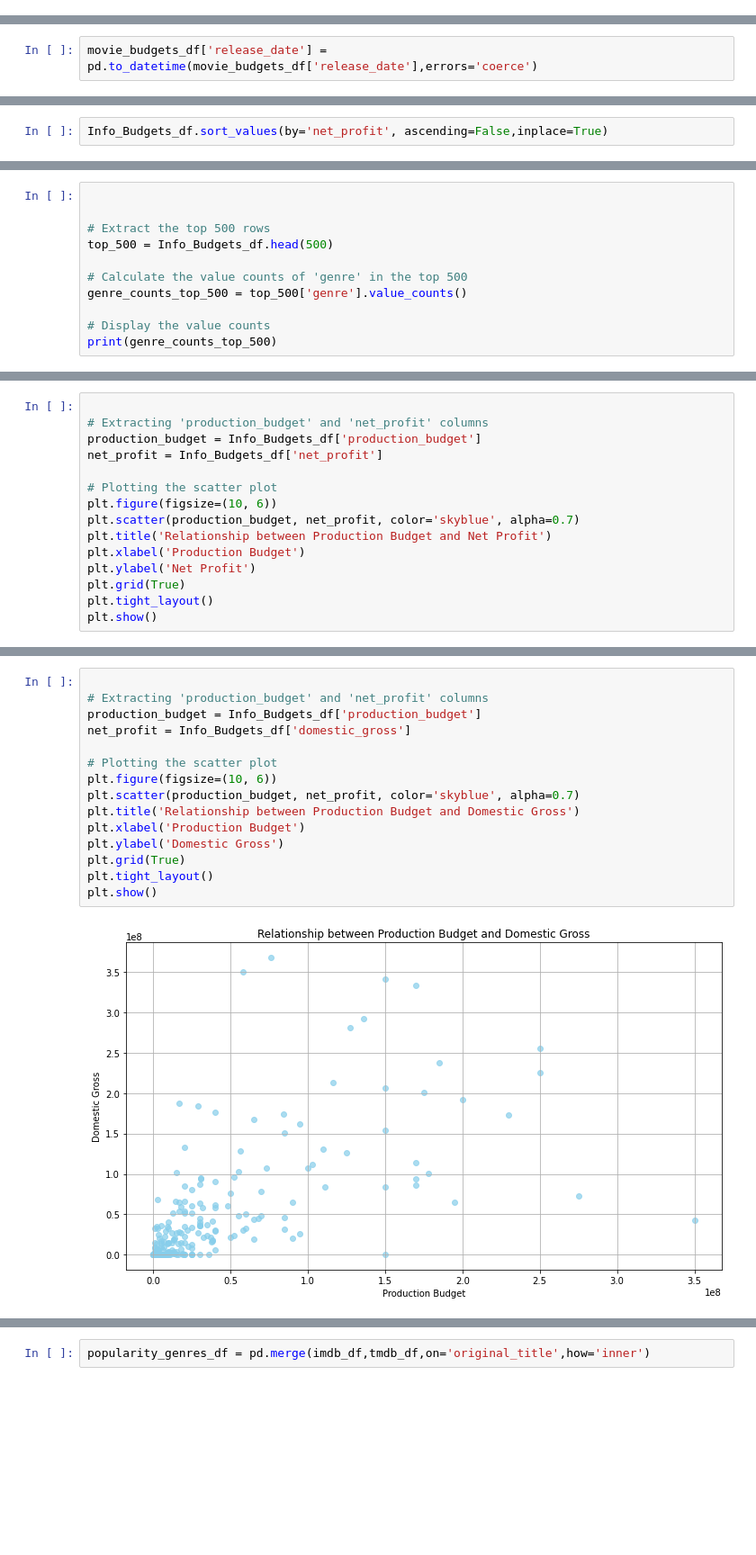
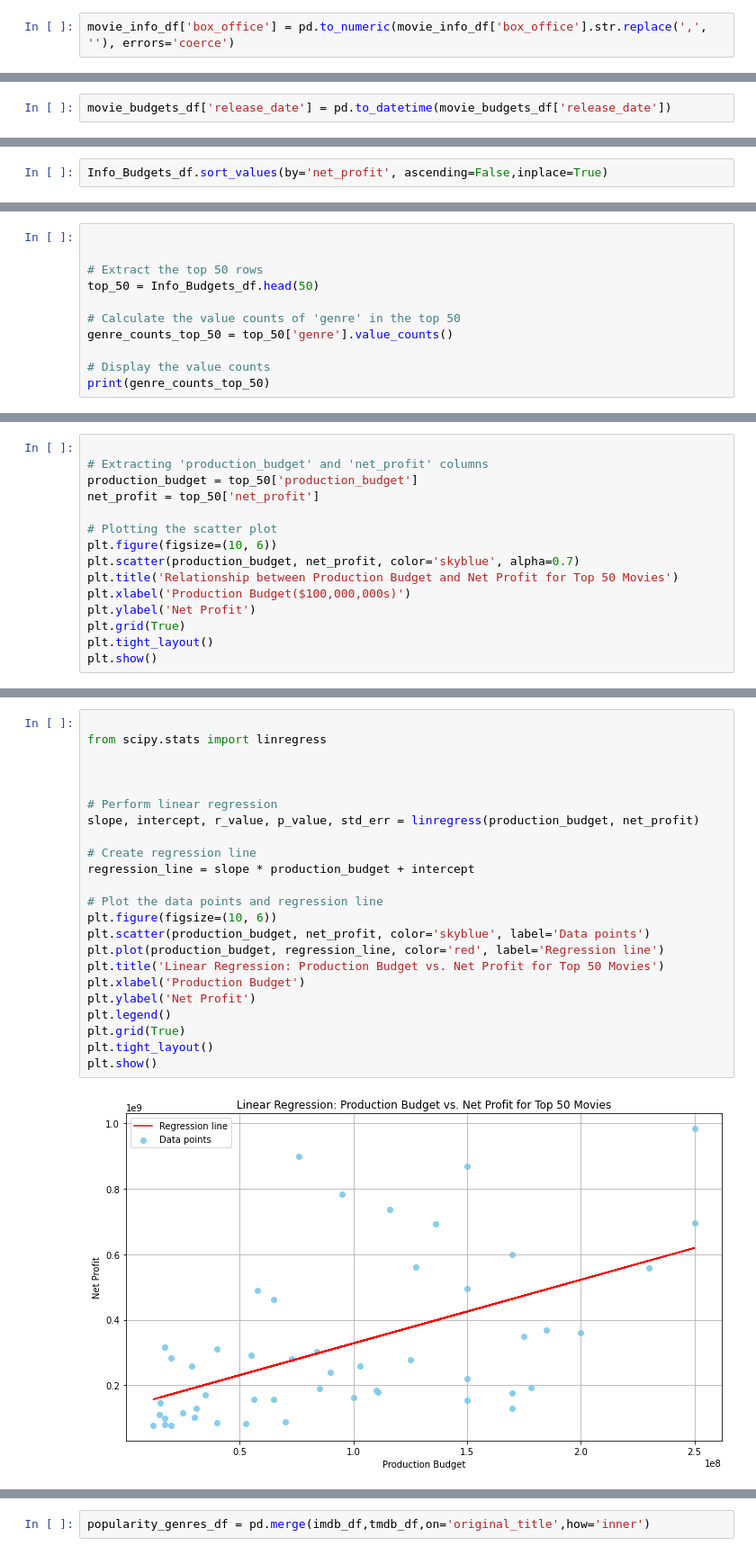
Before and after one commit to AmaniWanene/Project1-Microsoft-EDA, a Jupyter notebook: student.ipynb, the cells around one changed output, grey strips where cells are left out. Shown at 90% size. Drawn from its saved outputs; the diff is of its cells as text; blank space fills up the shorter version.

```diff
--- a/student.ipynb
+++ b/student.ipynb
@@ -297,6 +299,8 @@ Data columns (total 12 columns):
  11  studio        121 non-null    object
 dtypes: datetime64[ns](1), int64(1), object(10)
 memory usage: 14.0+ KB
+# %%
+movie_info_df['box_office'] = pd.to_numeric(movie_info_df['box_office'].str.replace(',', ''), errors='coerce')
 # %%
 #fill null values with str'N/A'
 movie_info_df.fillna('N/A',inplace=True)
@@ -639,5 +622,5 @@ Data columns (total 6 columns):
 dtypes: int64(1), object(5)
 memory usage: 271.2+ KB
 # %%
-movie_budgets_df['release_date'] = pd.to_datetime(movie_budgets_df['release_date'],errors='coerce')
+movie_budgets_df['release_date'] = pd.to_datetime(movie_budgets_df['release_date'])
 # %%
@@ -874,12 +910,12 @@ Info_Budgets_df.head()
 # %%
 
 
-# Extract the top 500 rows
-top_500 = Info_Budgets_df.head(500)
+# Extract the top 50 rows
+top_50 = Info_Budgets_df.head(50)
 
-# Calculate the value counts of 'genre' in the top 500
-genre_counts_top_500 = top_500['genre'].value_counts()
+# Calculate the value counts of 'genre' in the top 50
+genre_counts_top_50 = top_50['genre'].value_counts()
 
 # Display the value counts
-print(genre_counts_top_500)
+print(genre_counts_top_50)
 # %% [output]
@@ -934,14 +946,14 @@ We can now clearly see that drama movies generate the greatest net profit. Now l
 # %%
 
 # Extracting 'production_budget' and 'net_profit' columns
-production_budget = Info_Budgets_df['production_budget']
-net_profit = Info_Budgets_df['net_profit']
+production_budget = top_50['production_budget']
+net_profit = top_50['net_profit']
 
 # Plotting the scatter plot
 plt.figure(figsize=(10, 6))
 plt.scatter(production_budget, net_profit, color='skyblue', alpha=0.7)
-plt.title('Relationship between Production Budget and Net Profit')
-plt.xlabel('Production Budget')
+plt.title('Relationship between Production Budget and Net Profit for Top 50 Movies')
+plt.xlabel('Production Budget($100,000,000s)')
 plt.ylabel('Net Profit')
 plt.grid(True)
 plt.tight_layout()
@@ -951,17 +963,25 @@ plt.show()
 # %%
 
-# Extracting 'production_budget' and 'net_profit' columns
-production_budget = Info_Budgets_df['production_budget']
-net_profit = Info_Budgets_df['domestic_gross']
+from scipy.stats import linregress
 
-# Plotting the scatter plot
+
+
+# Perform linear regression
+slope, intercept, r_value, p_value, std_err = linregress(production_budget, net_profit)
+
+# Create regression line
+regression_line = slope * production_budget + intercept
+
+# Plot the data points and regression line
 plt.figure(figsize=(10, 6))
-plt.scatter(production_budget, net_profit, color='skyblue', alpha=0.7)
-plt.title('Relationship between Production Budget and Domestic Gross')
+plt.scatter(production_budget, net_profit, color='skyblue', label='Data points')
+plt.plot(production_budget, regression_line, color='red', label='Regression line')
+plt.title('Linear Regression: Production Budget vs. Net Profit for Top 50 Movies')
 plt.xlabel('Production Budget')
-plt.ylabel('Domestic Gross')
+plt.ylabel('Net Profit')
+plt.legend()
 plt.grid(True)
 plt.tight_layout()
 plt.show()
 # %% [output]
-[figure, old version]
+[figure, new version]
```
Also changed, not shown: parts of 36 cells of this notebook.
